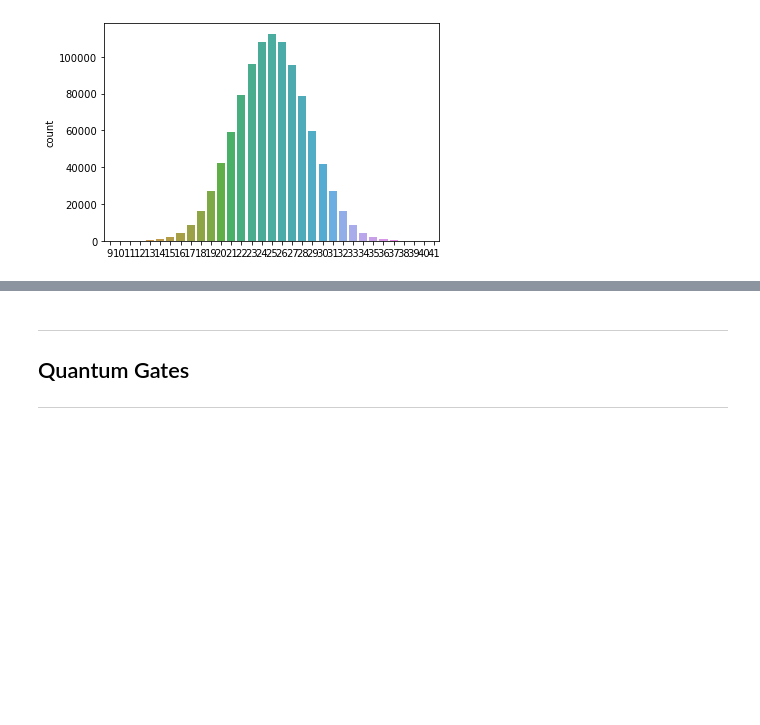
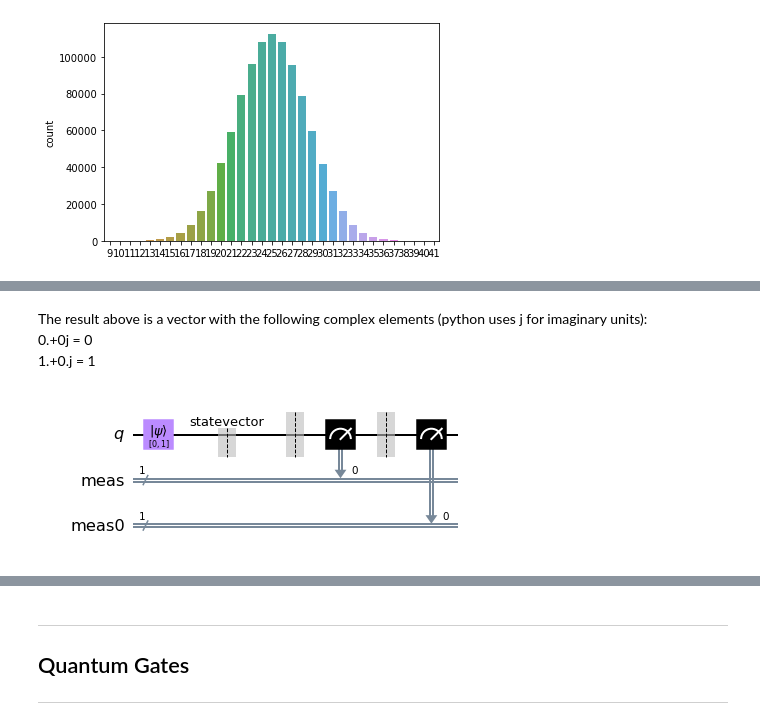
Before and after one commit to alexandrac77/emerging-technologies, a Jupyter notebook: content/Class Notebooks/Quantum Computing.ipynb, the cells around one changed output, grey strips where cells are left out. Drawn from its saved outputs; the diff is of its cells as text; code cells hidden in the pictures; blank space fills up the shorter version.

```diff
--- a/content/Class Notebooks/Quantum Computing.ipynb
+++ b/content/Class Notebooks/Quantum Computing.ipynb
@@ -76,0 +107,7 @@ $$\begin {bmatrix} 1 \\ 0\end{bmatrix}$$
+# %%
+qc = QuantumCircuit(1)  # Create a quantum circuit with one qubit
+initial_state = [0,1]   # Define initial_state as |1>
+qc.initialize(initial_state, 0) # Apply initialisation operation to the 0th qubit
+qc.save_statevector()   # Tell simulator to save statevector
+qobj = assemble(qc)     # Create a Qobj from the circuit for the simulator to run
+result = sim.run(qobj).result() # Do the simulation and return the result
@@ -76,0 +120,9 @@ $$\begin {bmatrix} 1 \\ 0\end{bmatrix}$$
+# %% [markdown]
+The result above is a vector with the following complex elements (python uses j for imaginary units):<br>
+0.+0j = 0 <br>
+1.+0.j = 1
+# %%
+qc.measure_all()
+qc.draw(output='mpl')
+# %% [output]
+[figure, added]
```
Also changed, not shown: parts of 15 cells of this notebook.
